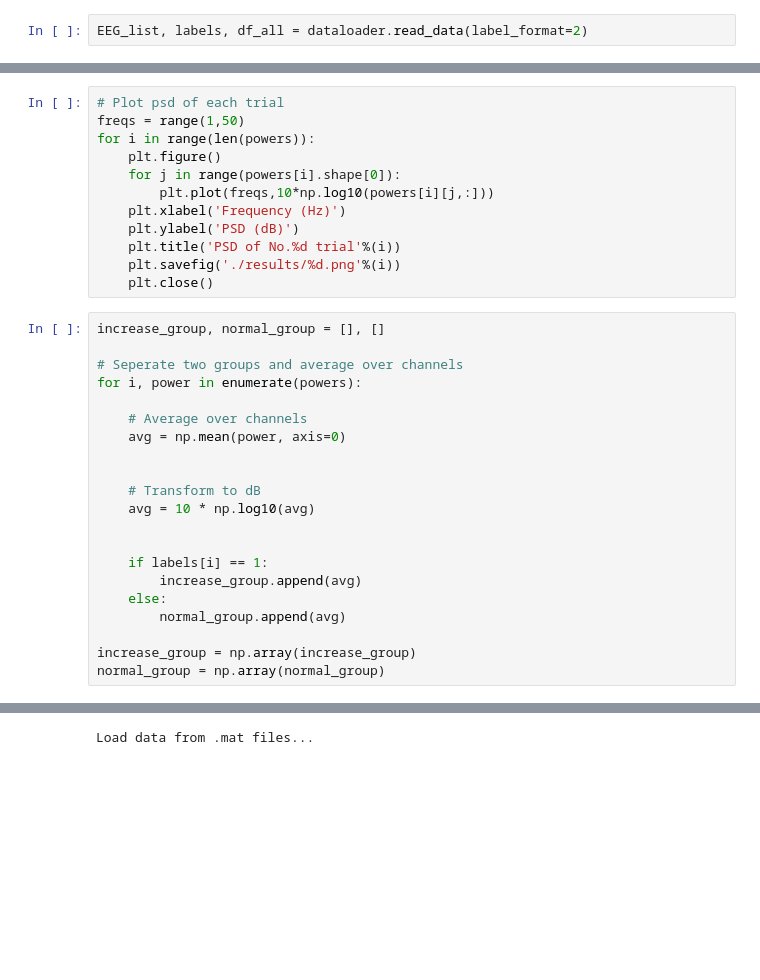
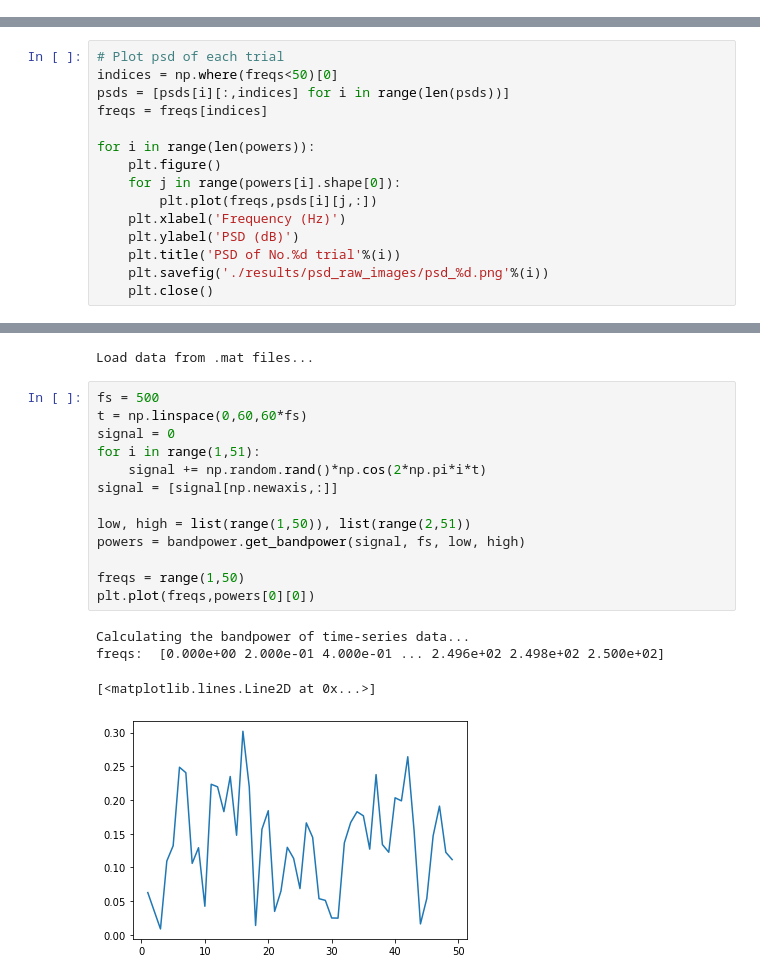
Before and after one commit to hundredball/Classroom_stress, a Jupyter notebook: data_analysis.ipynb, the cells around one changed output, grey strips where cells are left out. Drawn from its saved outputs; the diff is of its cells as text; blank space fills up the shorter version.

```diff
--- a/data_analysis.ipynb
+++ b/data_analysis.ipynb
@@ -150,5 +151,3 @@ for subject in subjects:
 df_subs = df_subs.reset_index(drop=True)
 # %% [markdown]
 # Run t-test for resting spectrum between increase and normal stress
-# %%
-EEG_list, labels, df_all = dataloader.read_data(label_format=2)
@@ -164,33 +213,15 @@ Shape of psd:  (30, 1251)
 # %%
 # Plot psd of each trial
-freqs = range(1,50)
+indices = np.where(freqs<50)[0]
+psds = [psds[i][:,indices] for i in range(len(psds))]
+freqs = freqs[indices]
+
 for i in range(len(powers)):
     plt.figure()
     for j in range(powers[i].shape[0]):
-        plt.plot(freqs,10*np.log10(powers[i][j,:]))
+        plt.plot(freqs,psds[i][j,:])
     plt.xlabel('Frequency (Hz)')
     plt.ylabel('PSD (dB)')
     plt.title('PSD of No.%d trial'%(i))
-    plt.savefig('./results/%d.png'%(i))
+    plt.savefig('./results/psd_raw_images/psd_%d.png'%(i))
     plt.close()
-# %%
-increase_group, normal_group = [], []
-
-# Seperate two groups and average over channels
-for i, power in enumerate(powers):
-
-    # Average over channels
-    avg = np.mean(power, axis=0)
-
-
-    # Transform to dB
-    avg = 10 * np.log10(avg)
-
-
-    if labels[i] == 1:
-        increase_group.append(avg)
-    else:
-        normal_group.append(avg)
-
-increase_group = np.array(increase_group)
-normal_group = np.array(normal_group)
@@ -234,3 +239,21 @@ df.to_csv('./results/labels.csv')
 Load data from .mat files...
 Load data from .mat files...
 Load data from .mat files...
+# %%
+fs = 500
+t = np.linspace(0,60,60*fs)
+signal = 0
+for i in range(1,51):
+    signal += np.random.rand()*np.cos(2*np.pi*i*t)
+signal = [signal[np.newaxis,:]]
+
+low, high = list(range(1,50)), list(range(2,51))
+powers = bandpower.get_bandpower(signal, fs, low, high)
+
+freqs = range(1,50)
+plt.plot(freqs,powers[0][0])
+# %% [output]
+Calculating the bandpower of time-series data...
+freqs:  [0.000e+00 2.000e-01 4.000e-01 ... 2.496e+02 2.498e+02 2.500e+02]
+[<matplotlib.lines.Line2D at 0x...>]
+[figure, added]
```
Also changed, not shown: parts of 8 cells of this notebook, 4 other files.
